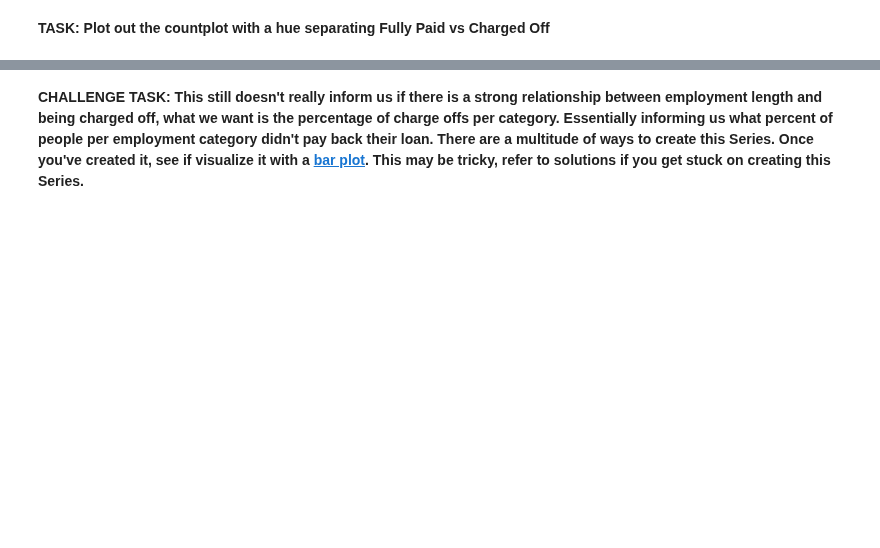
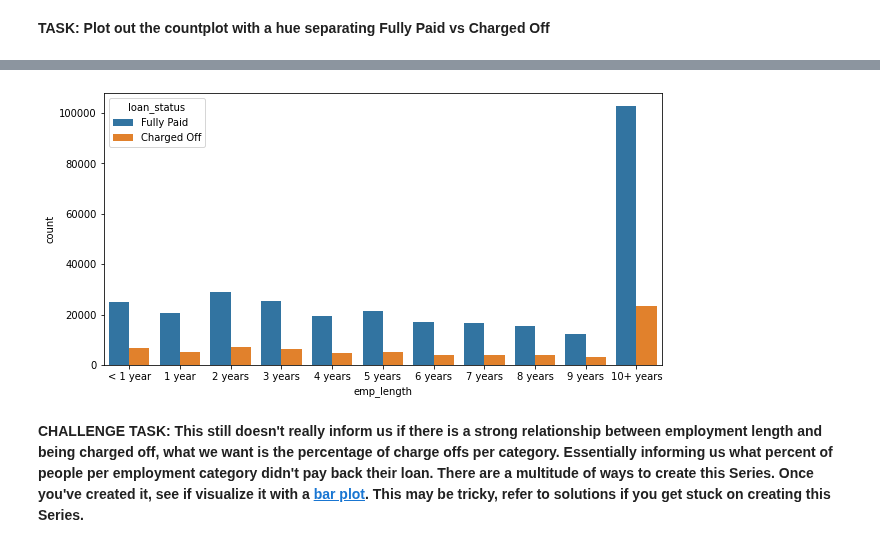
Before and after one commit to ptyadana/Data-Science-and-Machine-Learning-Projects-Dojo, a Jupyter notebook: Data Science and Machine Learning Bootcamp - JP/21. Neural Nets and Deep Learning/04_Tensorflow_Keras_Project_Loan_Predictions.ipynb, the cells around one changed output, grey strips where cells are left out. Saved outputs shown, nothing was run; the diff lists cells and outputs as text; code cells hidden in the pictures; blank space fills up the shorter version.

```diff
--- a/Data Science and Machine Learning Bootcamp - JP/21. Neural Nets and Deep Learning/04_Tensorflow_Keras_Project_Loan_Predictions.ipynb
+++ b/Data Science and Machine Learning Bootcamp - JP/21. Neural Nets and Deep Learning/04_Tensorflow_Keras_Project_Loan_Predictions.ipynb
@@ -653,2 +658,7 @@ Name: emp_title, Length: 173105, dtype: int64
+# %%
+plt.figure(figsize=(10, 5))
+sns.countplot(data=df, x='emp_length', order=emp_length_order, hue='loan_status');
+# %% [output]
+[figure, added]
 # %% [markdown]
 **CHALLENGE TASK: This still doesn't really inform us if there is a strong relationship between employment length and being charged off, what we want is the percentage of charge offs per category. Essentially informing us what percent of people per employment category didn't pay back their loan. There are a multitude of ways to create this Series. Once you've created it, see if visualize it with a [bar plot](https://pandas.pydata.org/pandas-docs/version/0.23.4/generated/pandas.DataFrame.plot.html). This may be tricky, refer to solutions if you get stuck on creating this Series.**
```
Also changed, not shown: parts of 56 cells of this notebook.
